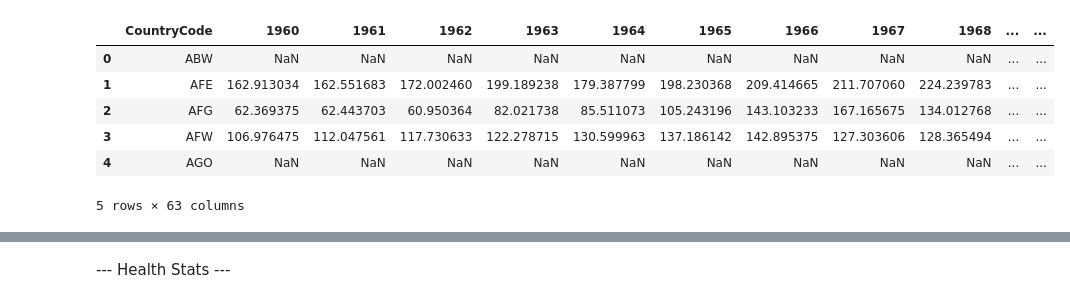
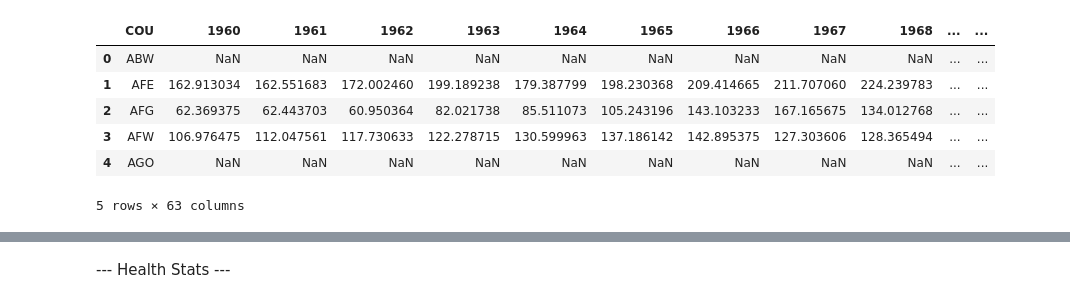
Before and after one commit to AtWillB/INST447-Final, a Jupyter notebook: preprocessing.ipynb, the cells around one changed output, grey strips where cells are left out. Drawn from its saved outputs; the diff is of its cells as text; code cells hidden in the pictures.

```diff
--- a/preprocessing.ipynb
+++ b/preprocessing.ipynb
@@ -25,10 +27,10 @@ gdp_per_cap_df = pd.read_csv("./data/API_NY.GDP.PCAP.CD_DS2_en_csv_v2_5358417.cs
 gdp_per_cap_df.drop(['Indicator Name', 'Indicator Code', 'Unnamed: 66', "Country Name"], axis = 1, inplace=True)
 # %%
 # renamign columns
-gdp_per_cap_df.rename({'Country Code':'CountryCode'}, axis=1, inplace=True)
+gdp_per_cap_df.rename({'Country Code':'COU'}, axis=1, inplace=True)
 gdp_per_cap_df.head()
 # %% [output]
-|  | CountryCode | 1960 | 1961 | 1962 | 1963 | 1964 | 1965 | 1966 | 1967 | 1968 | ... | ... |
+|  | COU | 1960 | 1961 | 1962 | 1963 | 1964 | 1965 | 1966 | 1967 | 1968 | ... | ... |
 | 0 | ABW | NaN | NaN | NaN | NaN | NaN | NaN | NaN | NaN | NaN | ... | ... |
 | 1 | AFE | 162.913034 | 162.551683 | 172.002460 | 199.189238 | 179.387799 | 198.230368 | 209.414665 | 211.707060 | 224.239783 | ... | ... |
 | 2 | AFG | 62.369375 | 62.443703 | 60.950364 | 82.021738 | 85.511073 | 105.243196 | 143.103233 | 167.165675 | 134.012768 | ... | ... |
```
Also changed, not shown: parts of 14 cells of this notebook, 1 other file.
